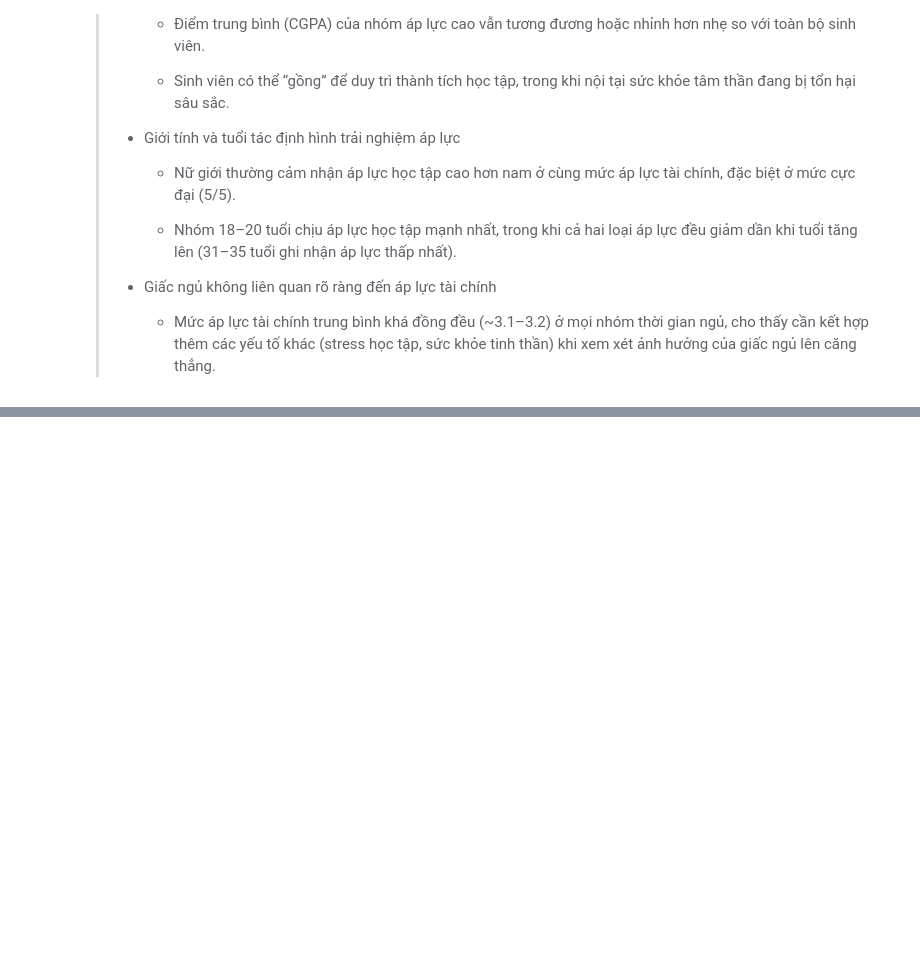
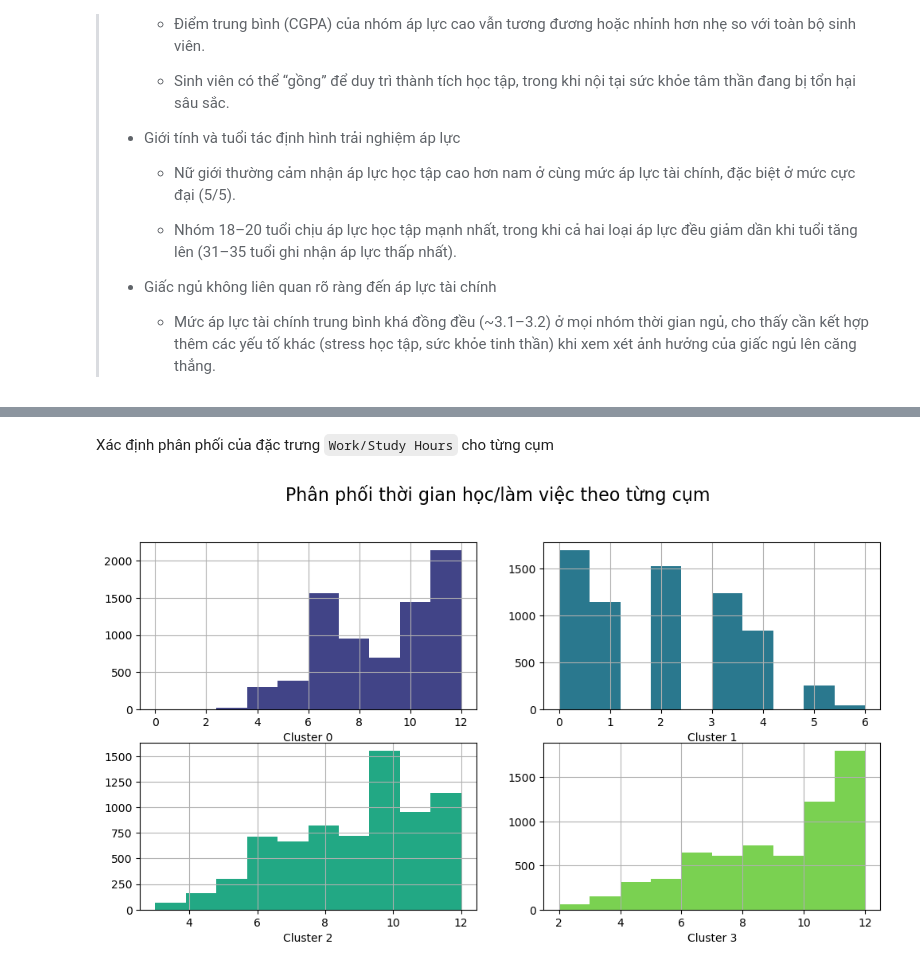
Before and after one commit to Dzivilord/Data_Insight_AI, a Jupyter notebook: src/ExploringData/Visualization_data.ipynb, the cells around one changed output, grey strips where cells are left out. Drawn from its saved outputs; the diff is of its cells as text; code cells hidden in the pictures; blank space fills up the shorter version.

```diff
--- a/src/ExploringData/Visualization_data.ipynb
+++ b/src/ExploringData/Visualization_data.ipynb
@@ -1326,0 +1353,20 @@ plt.show()
+# %%
+# Loại bỏ các giá trị không xác định
+time_management_df = data[data['Sleep Duration'] != 'Others'].copy()
+
+# Mapping sleep duration từ dạng phân loại sang giá trị số trung bình
+sleep_map = {
+    "'Less than 5 hours'": 0,
+    "'5-6 hours'": 1,
+    "'7-8 hours'": 2,
+    "'More than 8 hours'": 3
+}
+
+time_management_df['Sleep Duration'] = time_management_df['Sleep Duration'].map(sleep_map)
+
+# Chọn các đặc trưng để phân cụm
+X_cluster = time_management_df[['CGPA', 'Work/Study Hours', 'Sleep Duration']].copy()
+
+# Chuẩn hóa dữ liệu
+scaler = StandardScaler()
+X_cluster_scaled = scaler.fit_transform(X_cluster)
@@ -1326,0 +1421,16 @@ plt.show()
+# %% [markdown]
+Xác định phân phối của đặc trưng `Work/Study Hours` cho từng cụm
+# %%
+plt.figure(figsize=(12, 6))
+colors = sns.color_palette('viridis', n_colors=4)
+
+for i in range(n_clusters):
+    plt.subplot(2, 2, i + 1)
+    plt.hist(x='Work/Study Hours', data=time_management_df[time_management_df['Cluster'] == i], color=colors[i])
+    plt.xlabel(f'Cụm {i}')
+    plt.grid(True)
+
+plt.suptitle('Phân phối thời gian học/làm việc theo từng cụm', fontsize=16, y=1)
+plt.show()
+# %% [output]
+[figure, added]
```
Also changed, not shown: parts of 23 cells of this notebook.
